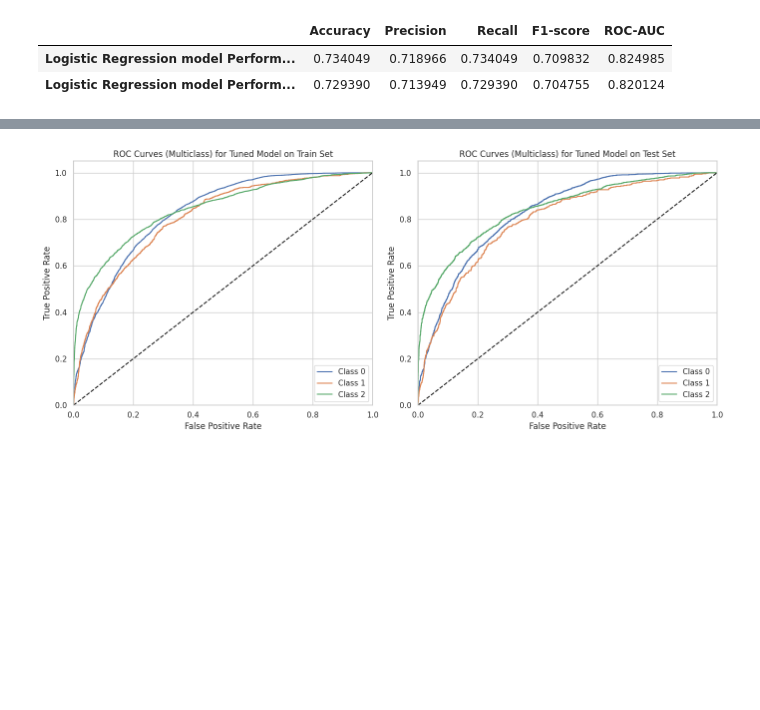
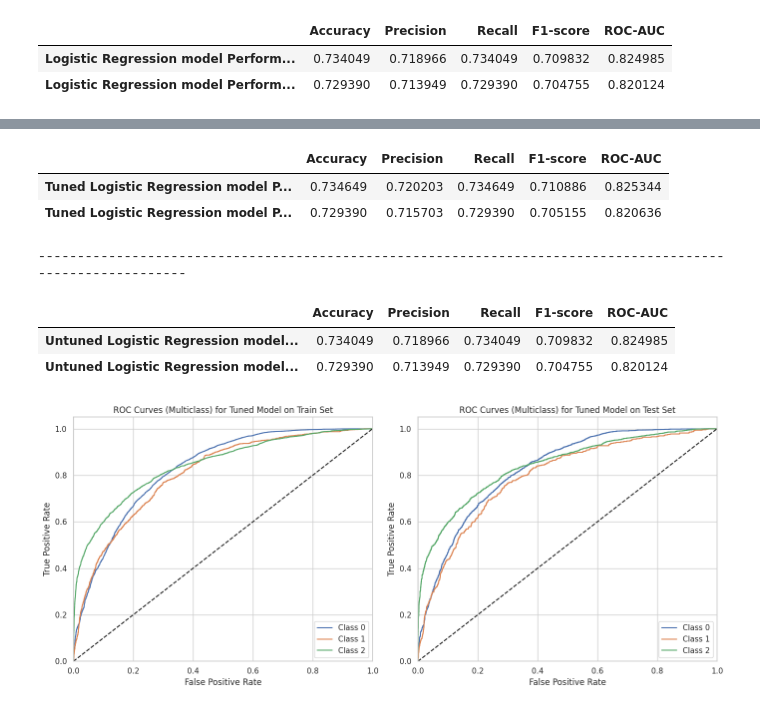
Before and after one commit to mwakad/supervised-ml-classifiers-for-predicting-water-wells-condition, a Jupyter notebook: index.ipynb, the cells around one changed output, grey strips where cells are left out. Drawn from its saved outputs; the diff is of its cells as text; code cells hidden in the pictures; blank space fills up the shorter version.

Commit message:
compared untuned to tuned baseline model

```diff
--- a/index.ipynb
+++ b/index.ipynb
@@ -505,3 +475,47 @@ display(metrics_gs_df)
+# %%
+# Evaluate performance on train set
+acc_gs_train = accuracy_score(y_train, y_pred_gs_train)
+prec_gs_train = precision_score(y_train, y_pred_gs_train, average='weighted')
+rec_gs_train = recall_score(y_train, y_pred_gs_train, average='weighted')
+f1_gs_train = f1_score(y_train, y_pred_gs_train, average='weighted')
+roc_auc_gs_train = roc_auc_score(y_train, y_proba_gs_train, multi_class='ovr')
+
+# Evaluate performance on test set
+acc_gs = accuracy_score(y_test, y_pred_gs)
+prec_gs = precision_score(y_test, y_pred_gs, average='weighted')
+rec_gs = recall_score(y_test, y_pred_gs, average='weighted')
+f1_gs = f1_score(y_test, y_pred_gs, average='weighted')
+roc_auc_gs = roc_auc_score(y_test, y_proba_gs, multi_class='ovr')
+
+# Create a DataFrame with metrics for both train and test sets
+metrics_gs_df = pd.DataFrame({
+    'Accuracy': [acc_gs_train, acc_gs],
+    'Precision': [prec_gs_train, prec_gs],
+    'Recall': [rec_gs_train, rec_gs],
+    'F1-score': [f1_gs_train, f1_gs],
+    'ROC-AUC': [roc_auc_gs_train, roc_auc_gs]
+}, index=['Tuned Logistic Regression model Performance (train set)',
+          'Tuned Logistic Regression model Performance (test set)'])
+display(metrics_gs_df)
+print("-----------------------------------------------------------------------------------------------------------")
+
+metrics_df = pd.DataFrame({
+    'Accuracy': [acc_train, acc_test],
+    'Precision': [prec_train, prec_test],
+    'Recall': [rec_train, rec_test],
+    'F1-score': [f1_train, f1_test],
+    'ROC-AUC': [roc_auc_train, roc_auc_test]
+}, index=['Untuned Logistic Regression model performance (train set)',
+          'Untuned Logistic Regression model performance (test set)'])
+display(metrics_df)
+# %% [output]
+|  | Accuracy | Precision | Recall | F1-score | ROC-AUC |
+| Tuned Logistic Regression model P... | 0.734649 | 0.720203 | 0.734649 | 0.710886 | 0.825344 |
+| Tuned Logistic Regression model P... | 0.729390 | 0.715703 | 0.729390 | 0.705155 | 0.820636 |
+-----------------------------------------------------------------------------------------------------------
+|  | Accuracy | Precision | Recall | F1-score | ROC-AUC |
+| Untuned Logistic Regression model... | 0.734049 | 0.718966 | 0.734049 | 0.709832 | 0.824985 |
+| Untuned Logistic Regression model... | 0.729390 | 0.713949 | 0.729390 | 0.704755 | 0.820124 |
 # %%
 # Plot ROC curves for tuned logistic regression model on both train and test sets
 fig, axes = plt.subplots(1, 2, figsize=(14, 6))
```
Also changed, not shown: parts of 23 cells of this notebook.
